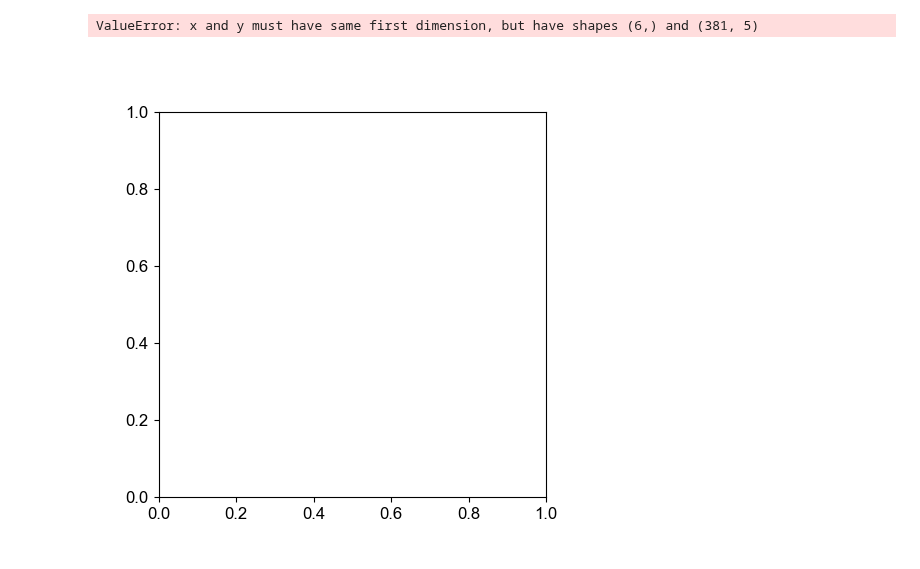
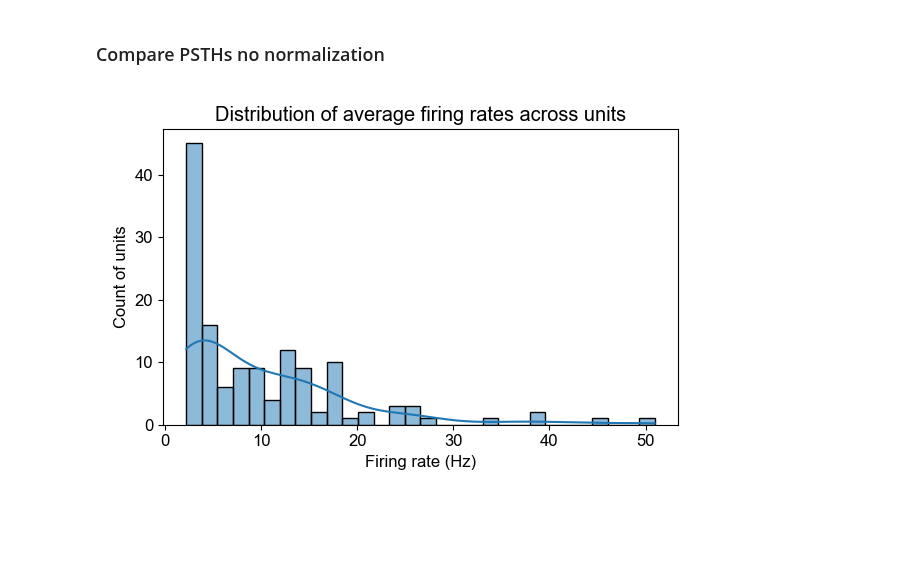
Before and after one commit to rojasgabriel/ephys, a Jupyter notebook: notebooks/plot_VISp_responses.ipynb, the cells around one changed output. Saved outputs shown, nothing was run; the diff lists cells and outputs as text; code cells hidden in the pictures; blank space fills up the shorter version.

```diff
--- a/notebooks/plot_VISp_responses.ipynb
+++ b/notebooks/plot_VISp_responses.ipynb
@@ -78,11 +45,0 @@ ValueError: x and y must have same first dimension, but have shapes (6,) and (13
-# %%
-fig, ax = plt.subplots(1, figsize=(5,5))
-plot_psth(compute_mean_sem(first_peth),
-          first_timebins,
-          pre_seconds=pre_seconds,
-          post_seconds=post_seconds,
-          binwidth_ms=binwidth_ms,
-          ax=ax)
-# %% [output]
-ValueError: x and y must have same first dimension, but have shapes (6,) and (381, 5)
-[figure, removed]
@@ -88,0 +58,2 @@ ValueError: x and y must have same first dimension, but have shapes (6,) and (38
+# %% [markdown]
+### Compare PSTHs no normalization
@@ -88,0 +130,21 @@ ValueError: x and y must have same first dimension, but have shapes (6,) and (38
+# %%
+# compute overall session duration from spike times
+all_starts = [st.min() for st in spike_times_per_unit if len(st)>0]
+all_ends   = [st.max() for st in spike_times_per_unit if len(st)>0]
+session_start = min(all_starts)
+session_end   = max(all_ends)
+duration_sec  = session_end - session_start
+
+# compute firing rate (Hz) for each unit
+firing_rates = [len(st)/duration_sec for st in spike_times_per_unit]
+
+# plot distribution of firing rates
+plt.figure(figsize=(6,4))
+sns.histplot(firing_rates, bins=30, kde=True)
+plt.xlabel('Firing rate (Hz)')
+plt.ylabel('Count of units')
+plt.title('Distribution of average firing rates across units')
+plt.tight_layout()
+plt.show()
+# %% [output]
+[figure, added]
```
Also changed, not shown: parts of 14 cells of this notebook.
